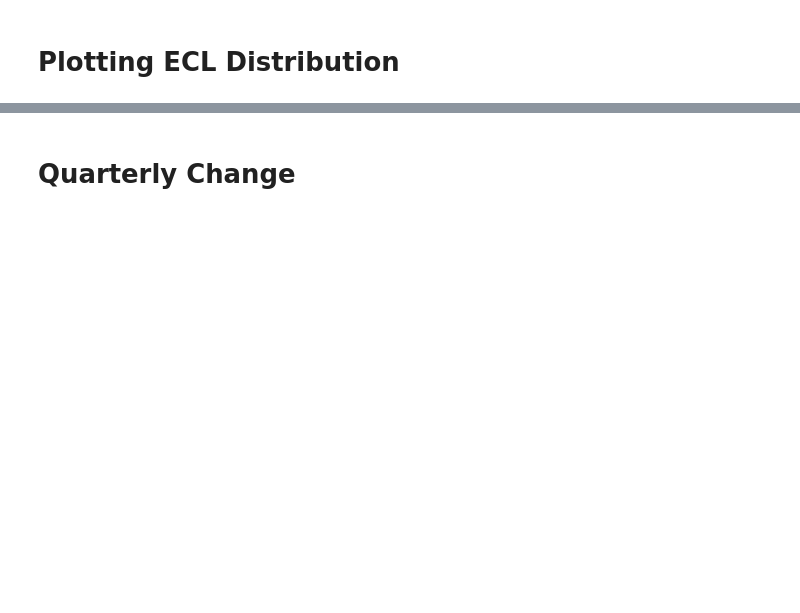
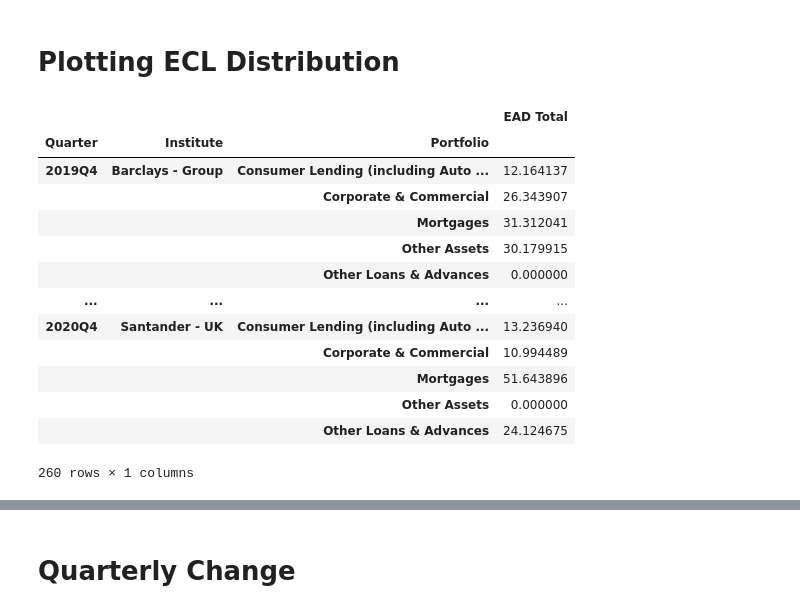
Before and after one commit to Anko-Jipsa/credit-benchmark, a Jupyter notebook: Untitled.ipynb, the cells around one changed output, grey strips where cells are left out. Drawn from its saved outputs; the diff is of its cells as text; code cells hidden in the pictures; blank space fills up the shorter version.

```diff
--- a/Untitled.ipynb
+++ b/Untitled.ipynb
@@ -143 +149,18 @@ xx = filter_quarter_pivot(xx, start="2019Q4", end="2019Q4")
 xx = distribution_pivot(xx)
+# %%
+xx
+# %% [output]
+|  |  |  | EAD Total |
+| Quarter | Institute | Portfolio |  |
+| 2019Q4 | Barclays - Group | Consumer Lending (including Auto ... | 12.164137 |
+|  |  | Corporate & Commercial | 26.343907 |
+|  |  | Mortgages | 31.312041 |
+|  |  | Other Assets | 30.179915 |
+|  |  | Other Loans & Advances | 0.000000 |
+| ... | ... | ... | ... |
+| 2020Q4 | Santander - UK | Consumer Lending (including Auto ... | 13.236940 |
+|  |  | Corporate & Commercial | 10.994489 |
+|  |  | Mortgages | 51.643896 |
+|  |  | Other Assets | 0.000000 |
+|  |  | Other Loans & Advances | 24.124675 |
+260 rows × 1 columns
```
Also changed, not shown: parts of 21 cells of this notebook, 7 other files.
